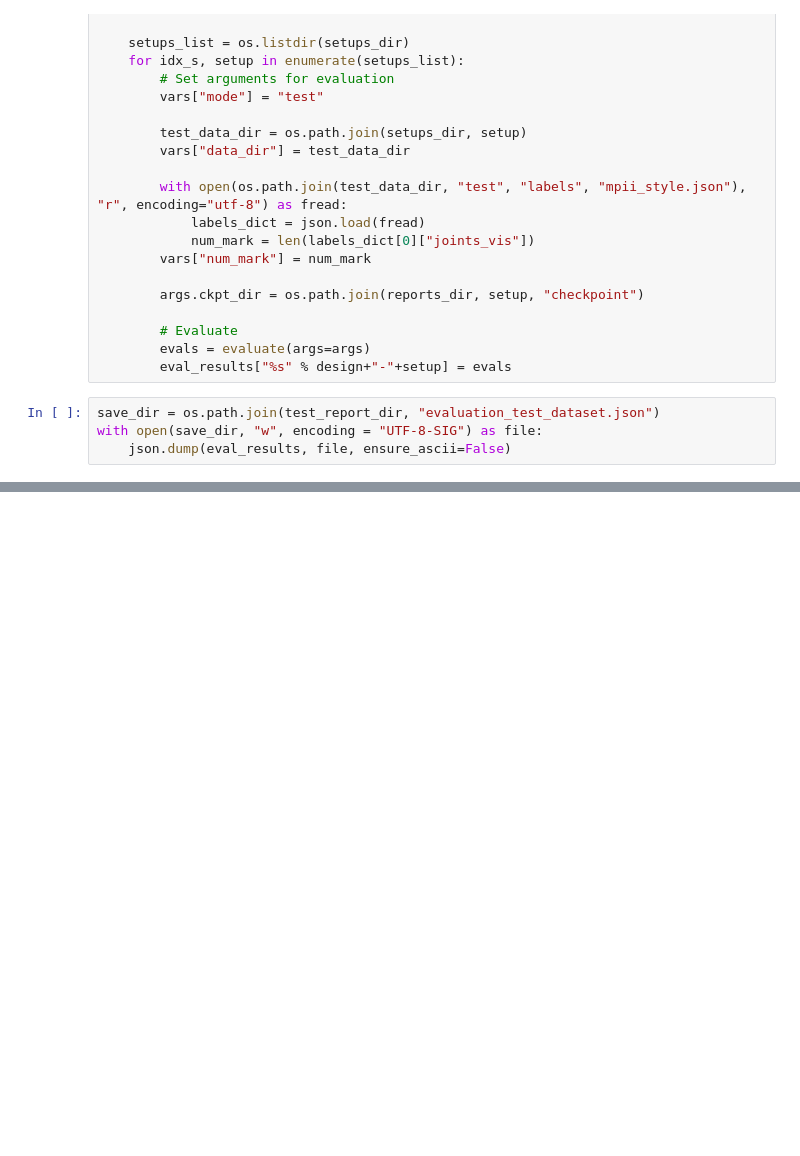
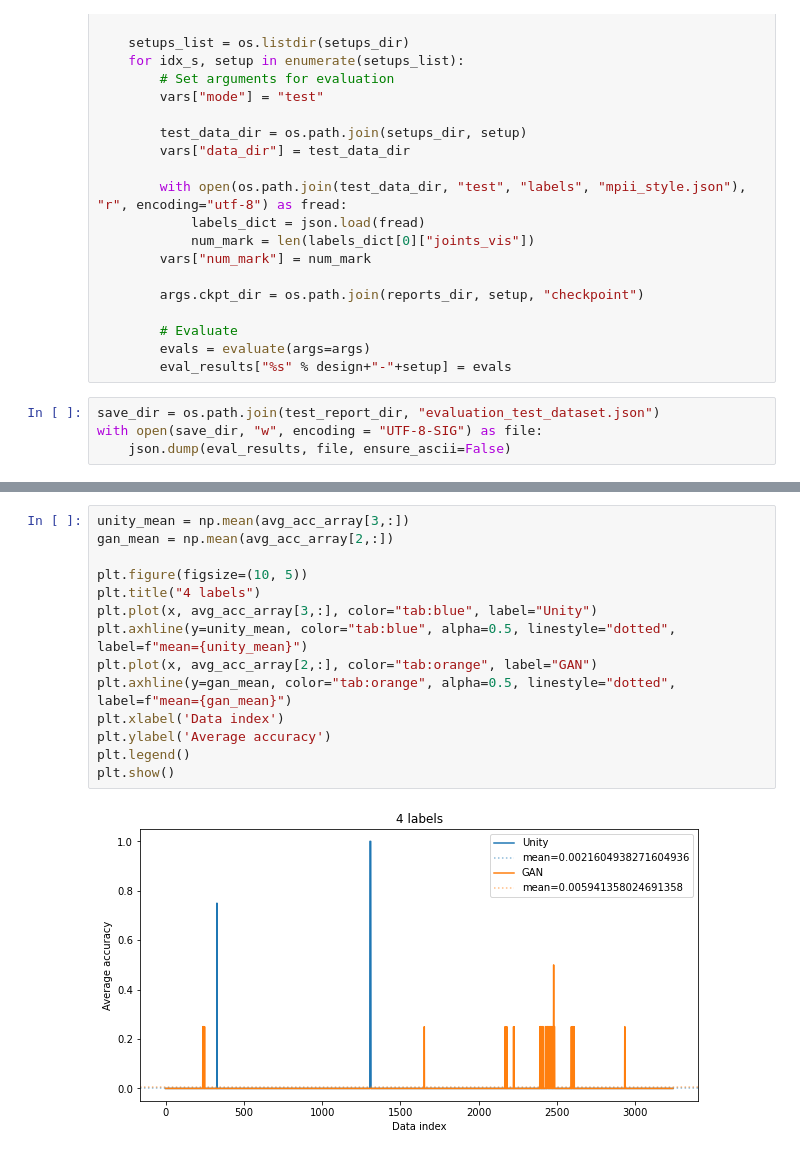
Before and after one commit to bigbreadguy/pose-estimator-test-loop, a Jupyter notebook: evaluate.ipynb, the cells around one changed output, grey strips where cells are left out. Drawn from its saved outputs; the diff is of its cells as text; blank space fills up the shorter version.

```diff
--- a/evaluate.ipynb
+++ b/evaluate.ipynb
@@ -114,0 +106,16 @@ torch.Size([1, 63, 65])
+# %%
+unity_mean = np.mean(avg_acc_array[3,:])
+gan_mean = np.mean(avg_acc_array[2,:])
+
+plt.figure(figsize=(10, 5))
+plt.title("4 labels")
+plt.plot(x, avg_acc_array[3,:], color="tab:blue", label="Unity")
+plt.axhline(y=unity_mean, color="tab:blue", alpha=0.5, linestyle="dotted", label=f"mean={unity_mean}")
+plt.plot(x, avg_acc_array[2,:], color="tab:orange", label="GAN")
+plt.axhline(y=gan_mean, color="tab:orange", alpha=0.5, linestyle="dotted", label=f"mean={gan_mean}")
+plt.xlabel('Data index')
+plt.ylabel('Average accuracy')
+plt.legend()
+plt.show()
+# %% [output]
+[figure, added]
```
Also changed, not shown: parts of 10 cells of this notebook.
